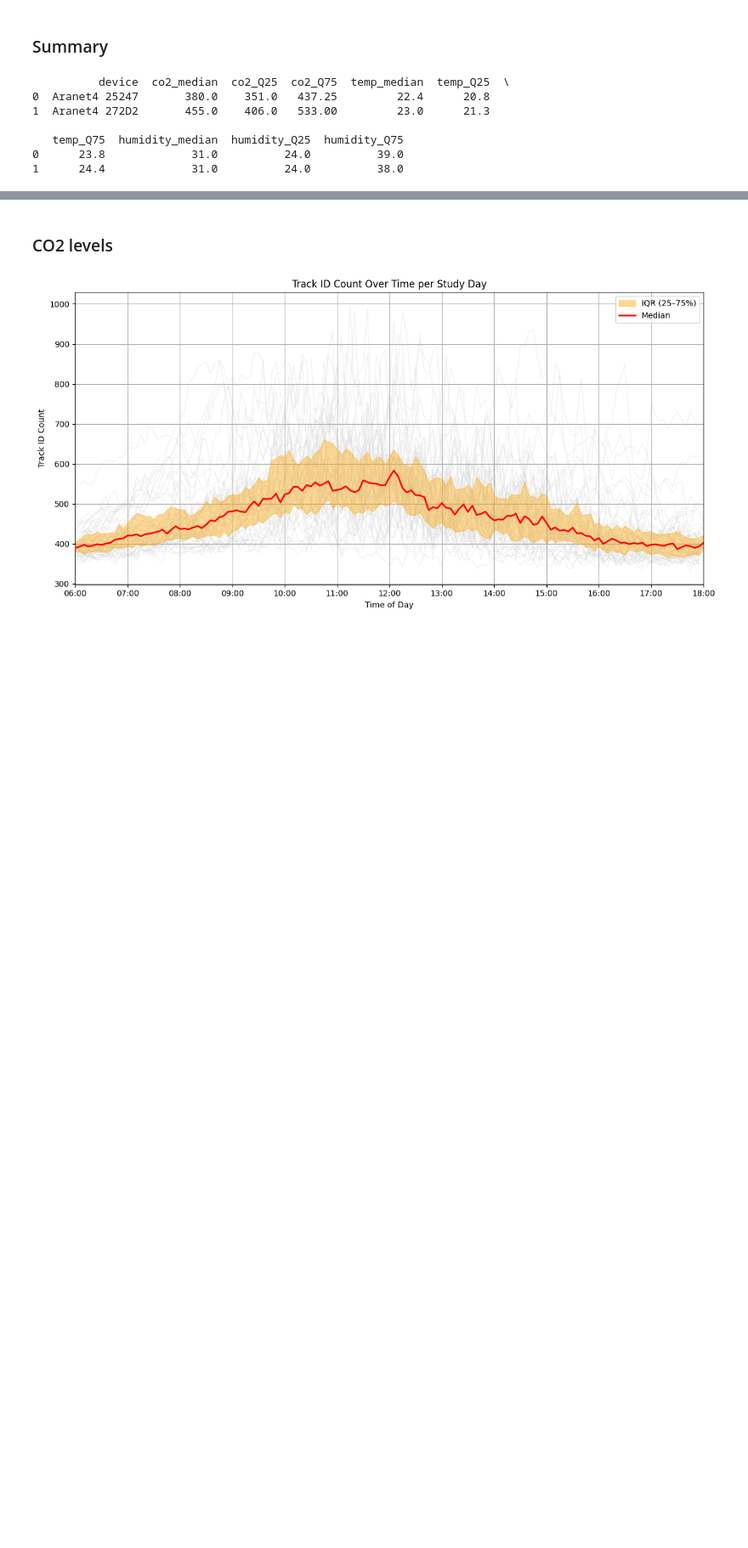
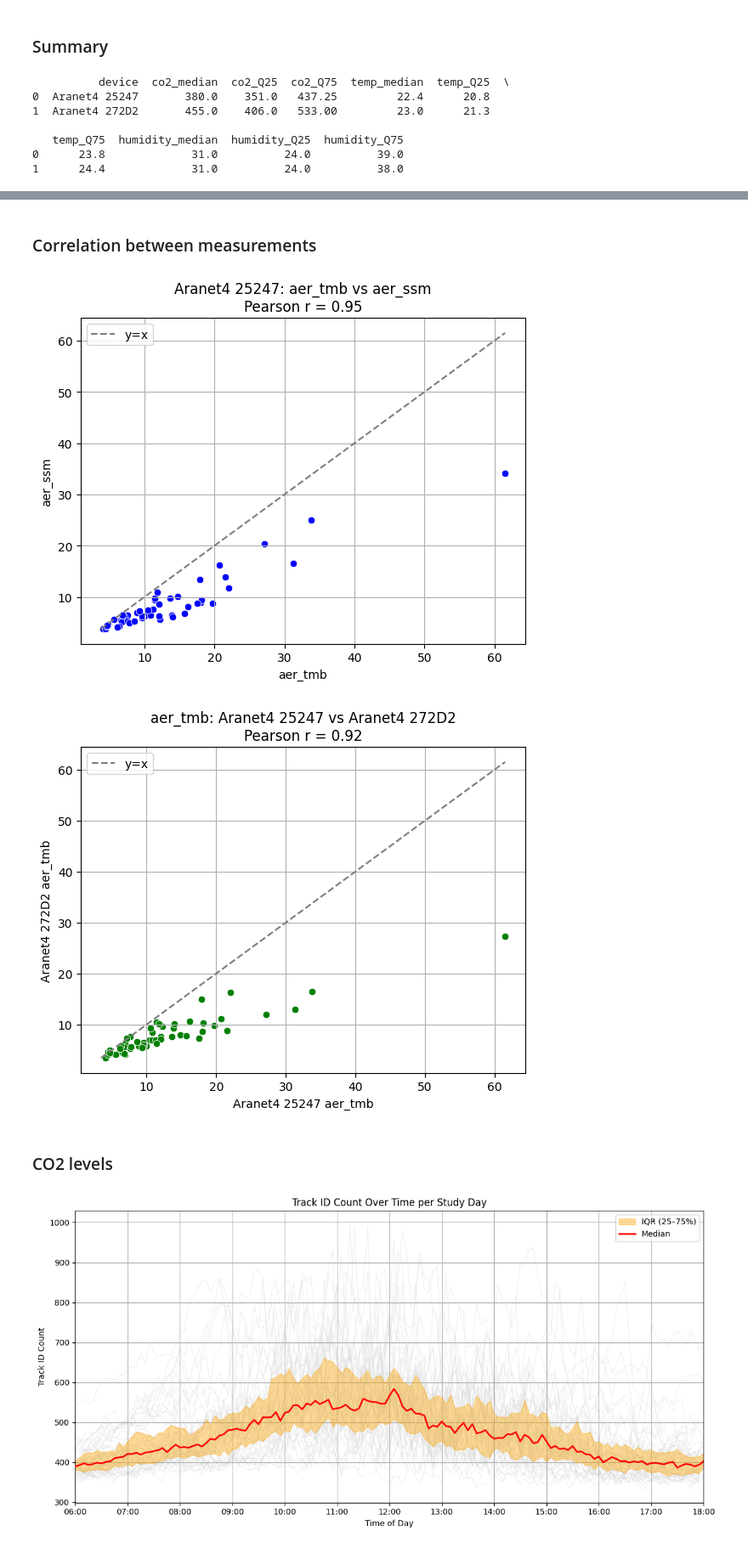
Before and after one commit to nbanho/tb_patient_flows, a Jupyter notebook: analysis/environmental.ipynb, the cells around one changed output, grey strips where cells are left out. Shown: that part at 85% size. Drawn from its saved outputs; the diff is of its cells as text; code cells hidden in the pictures; blank space fills up the shorter version.

```diff
--- a/analysis/environmental.ipynb
+++ b/analysis/environmental.ipynb
@@ -79,3 +79,37 @@ print(aer_stats)
+# %% [markdown]
+### Correlation between measurements
+# %%
+# Scatter plot and correlation between aer_tmb and aer_ssm for Aranet4 25247
+plt.figure(figsize=(6, 5))
+sns.scatterplot(data=subset_25247, x='aer_tmb', y='aer_ssm', color='blue')
+min_val = min(subset_25247['aer_tmb'].min(), subset_25247['aer_ssm'].min())
+max_val = max(subset_25247['aer_tmb'].max(), subset_25247['aer_ssm'].max())
+plt.plot([min_val, max_val], [min_val, max_val], color='grey', linestyle='--', label='y=x')
+plt.title(f'Aranet4 25247: aer_tmb vs aer_ssm\nPearson r = {corr_25247:.2f}')
+plt.xlabel('aer_tmb')
+plt.ylabel('aer_ssm')
+plt.grid(True)
+plt.legend()
+plt.tight_layout()
+plt.show()
+
+# Scatter plot and correlation between the two devices for aer_tmb
+if 'Aranet4 25247' in devices.columns and 'Aranet4 272D2' in devices.columns:
+	plt.figure(figsize=(6, 5))
+	sns.scatterplot(x=devices['Aranet4 25247'], y=devices['Aranet4 272D2'], color='green')
+	min_val = min(devices['Aranet4 25247'].min(), devices['Aranet4 272D2'].min())
+	max_val = max(devices['Aranet4 25247'].max(), devices['Aranet4 272D2'].max())
+	plt.plot([min_val, max_val], [min_val, max_val], color='grey', linestyle='--', label='y=x')
+	plt.title(f'aer_tmb: Aranet4 25247 vs Aranet4 272D2\nPearson r = {corr_devices:.2f}')
+	plt.xlabel('Aranet4 25247 aer_tmb')
+	plt.ylabel('Aranet4 272D2 aer_tmb')
+	plt.grid(True)
+	plt.legend()
+	plt.tight_layout()
+	plt.show()
+# %% [output]
+[figure, added]
+[figure, added]
 # %% [markdown]
 ### CO2 levels
 # %%
```
Also changed, not shown: parts of 1 cell of this notebook, 20 other files.
